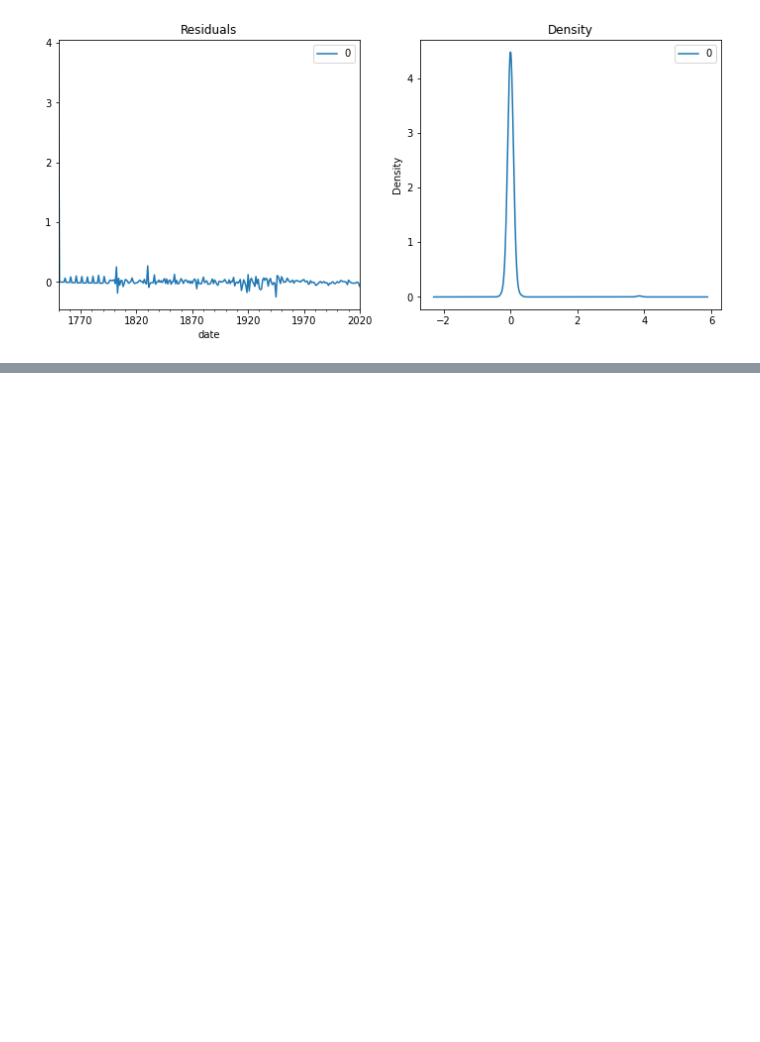
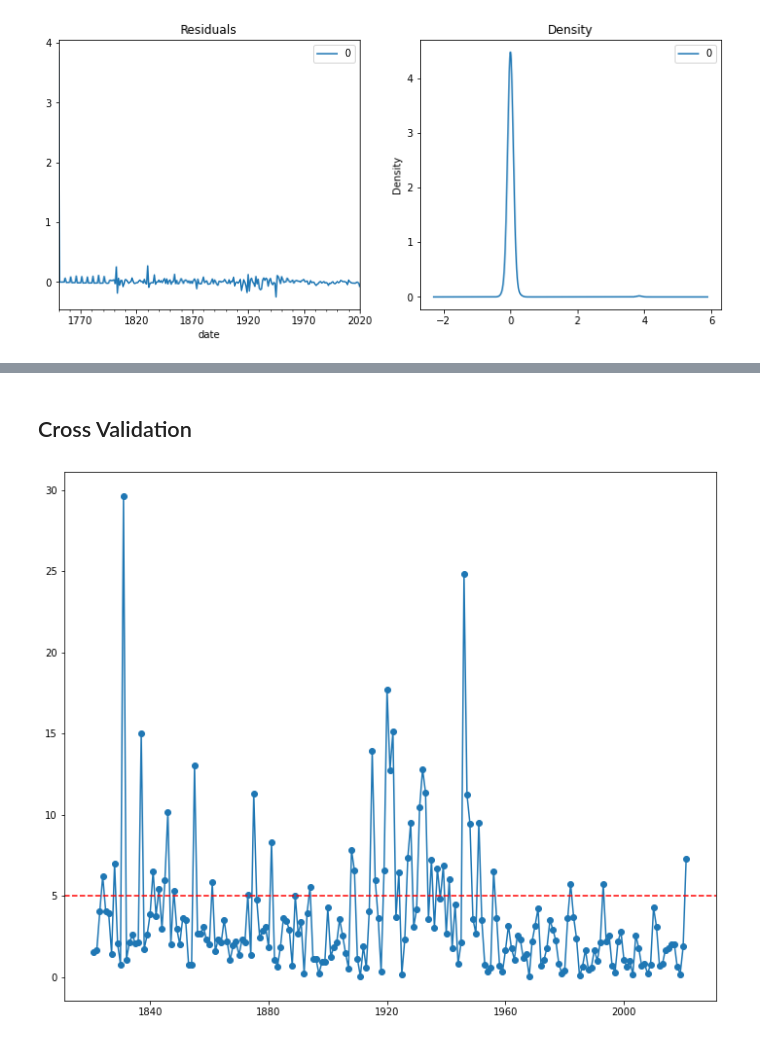
Before and after one commit to cristian-castro-a/World_CO2_Emissions_Forecasting, a Jupyter notebook: World CO2 Forecasting - Cristian Castro.ipynb, the cells around one changed output, grey strips where cells are left out. Cells and saved outputs as stored; diff of their text form; code cells hidden in the pictures; blank space fills up the shorter version.

```diff
--- a/World CO2 Forecasting - Cristian Castro.ipynb
+++ b/World CO2 Forecasting - Cristian Castro.ipynb
@@ -319,0 +318,26 @@ plt.show()
+# %% [markdown]
+## Cross Validation
+# %%
+def compute_mape(df):
+    errors = []
+    for ii in range(70,len(df)):
+        X_train = df.index[:ii]
+        X_val = df.index[ii]
+        y_train = df['logco2'].iloc[:ii]
+        y_val = df['logco2'].iloc[ii]
+        model = sm.tsa.arima.ARIMA(endog = y_train, order = (1,1,1))
+        model_fit = model.fit()
+        forecast_val = model_fit.forecast(steps = 1, alpha=0.05)
+        errors.append([X_val,100*mean_absolute_error([y_val], [forecast_val[0]])])
+    return errors
+# %%
+errors = compute_mape(df)
+# %%
+# Plotting the errors
+x, y = zip(*errors)
+plt.figure(figsize = (12,10))
+plt.plot(x, y , 'o-')
+plt.axhline(y=5.0, color='r', linestyle='--')
+plt.show()
+# %% [output]
+[figure, added]
```
Also changed, not shown: parts of 11 cells of this notebook.
